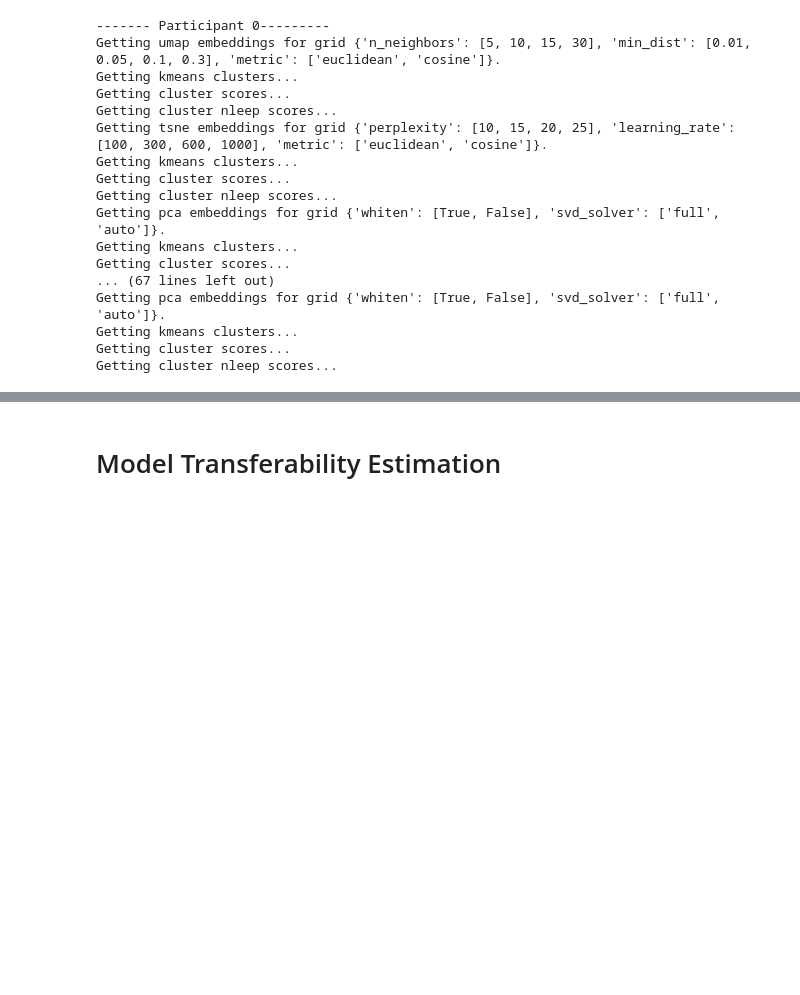
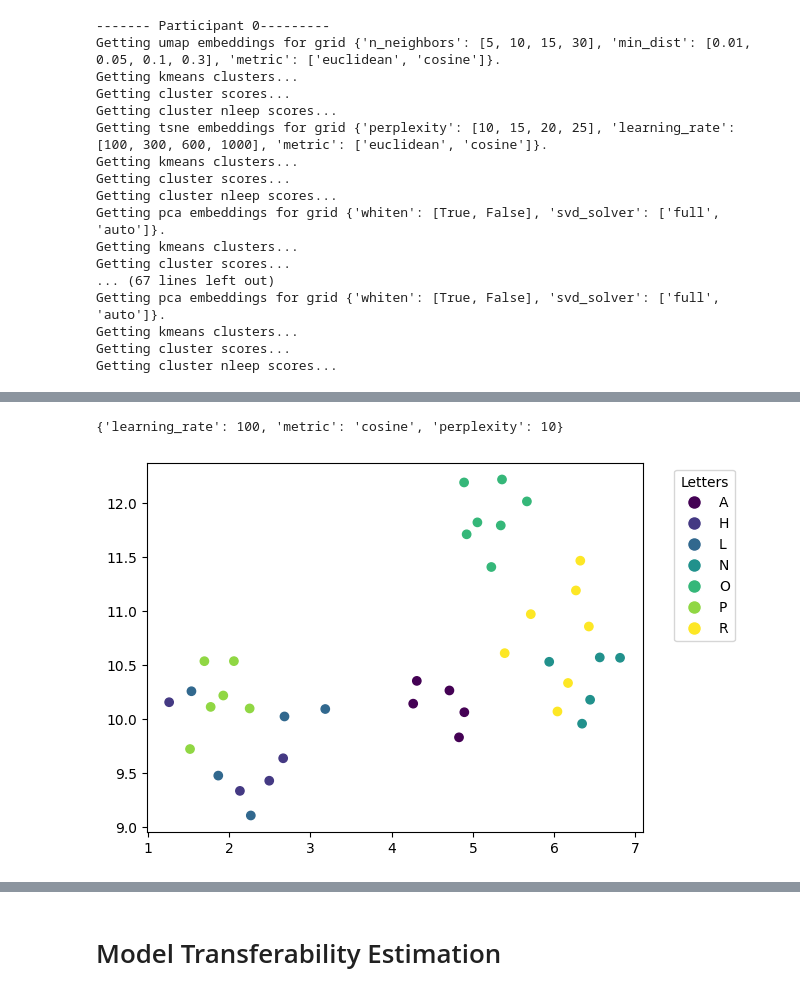
Before and after one commit to ADA-SITE-JML/gesture_face_features, a Jupyter notebook: code/hgr_pytorch.ipynb, the cells around one changed output, grey strips where cells are left out. Saved outputs shown, nothing was run; the diff lists cells and outputs as text; code cells hidden in the pictures; blank space fills up the shorter version.

```diff
--- a/code/hgr_pytorch.ipynb
+++ b/code/hgr_pytorch.ipynb
@@ -62,5 +239,5 @@ Features loaded from /content/drive/MyDrive/HGR/gesture_face_features/data/feats
 # %%
-for model_name in MODEL_ZOO:
-  _, _, _, idx = get_f_y_pred(model_name, feats, dataset.targets)
-  label_counts, _ = decode_imagenet(idx)
-  print(f'Predictions of {model_name}: {label_counts}')
+# for model_name in MODEL_ZOO:
+#   _, _, _, idx = get_f_y_pred(model_name, feats, dataset.targets)
+#   label_counts, _ = decode_imagenet(idx)
+#   print(f'Predictions of {model_name}: {label_counts}')
@@ -208,7 +381,9 @@ class Reducer:
                             markersize=10, label=letter)
         handles.append(handle)
 
-      plt.legend(handles=handles, title="Letters", bbox_to_anchor=(1.05, 1), loc='upper left')
+      plt.xticks([])
+      plt.yticks([])
+      plt.legend(handles=handles, title="Letters", loc='lower right')
       plt.show()
 
   def __repr__(self):
@@ -378,13 +579,14 @@ class ClusterEngine:
 from LogME.LEEP import LEEP
 
 class Engine:
-  def __init__(self, reducer_engine, model='kmeans', random_state=None):
+  def __init__(self, reducer_engine, model='kmeans', n_clusters=None, random_state=None):
     self.re = reducer_engine
     self.ee = None
     self.ce = None
     self.model = model
     self.random_state = random_state
     self.ranked_clusters = {}
+    self.n_clusters = n_clusters
 
   def run(self, model_name_list):
     self.score(verbose=False)
@@ -392,7 +594,7 @@ class Engine:
     self.rank(model_name_list, 'nleep')
 
   def score(self, verbose=True):
-    self.ee = EmbeddingEngine(self.re, self.model, self.random_state)
+    self.ee = EmbeddingEngine(self.re, self.model, self.n_clusters, self.random_state)
     self.ee.get_all_clusters()
     self.ce = ClusterEngine(self.ee)
     self.ce.score_all_clusters()
@@ -401,15 +603,14 @@ class Engine:
       print(self.ce.best_cluster)
       self.ce.best_cluster.embedding.reducer.plot()
 
-
-  def get_nleep_scores(self):
+  def get_nleep_scores(self, factor=1):
     print('Getting cluster nleep scores...')
     for cluster in self.ce.scored_clusters:
-      self.get_nleep_score(cluster)
+      self.get_nleep_score(cluster, factor)
 
-  def get_nleep_score(self, cluster=None, random_state=None):
+  def get_nleep_score(self, cluster=None, factor=1, random_state=None):
     cluster = cluster or self.ce.best_cluster
-    n_components = cluster.embedding.n_clusters
+    n_components = cluster.embedding.n_clusters * factor
     embedding = cluster.embedding.reducer.embedding
     random_state = random_state or self.random_state
     targets = cluster.embedding.reducer.targets
@@ -478,13 +697,13 @@ for i in range(6):
   print(f'\n------- Participant {i}---------')
   engines.append({})
   for method in METHOD_ZOO:
-    re = ReducerEngine(p[i], t[i], method=method, emb_path=os.path.join(emb_path, str(i)))
+    re = ReducerEngine(p[i], t[i], method=method, n_components=2, emb_path=os.path.join(emb_path, str(i)))
     re.get_all_embeddings(MODEL_ZOO, LAYER_ZOO)
-    ae = Engine(re, 'kmeans')
-    ae.score(verbose=False)
-    ae.rank(MODEL_ZOO, 'score')
-    ae.rank(MODEL_ZOO, 'nleep')
-    engines[i][method] = ae
+    e = Engine(re, 'kmeans')
+    e.score(verbose=False)
+    e.rank(MODEL_ZOO, 'score')
+    e.rank(MODEL_ZOO, 'nleep')
+    engines[i][method] = e
 # %% [output]
 ------- Participant 0---------
 Getting umap embeddings for grid {'n_neighbors': [5, 10, 15, 30], 'min_dist': [0.01, 0.05, 0.1, 0.3], 'metric': ['euclidean', 'cosine']}.
@@ -505,0 +751,8 @@ Getting cluster nleep scores...
+# %%
+engines[0]['tsne'].ce.best_cluster.embedding.reducer.params
+# %% [output]
+{'learning_rate': 100, 'metric': 'cosine', 'perplexity': 10}
+# %%
+engines[5]['umap'].ce.best_cluster.embedding.reducer.plot(dataset.idx_to_class)
+# %% [output]
+[figure, added]
```
Also changed, not shown: parts of 46 cells of this notebook, 44 other files.
